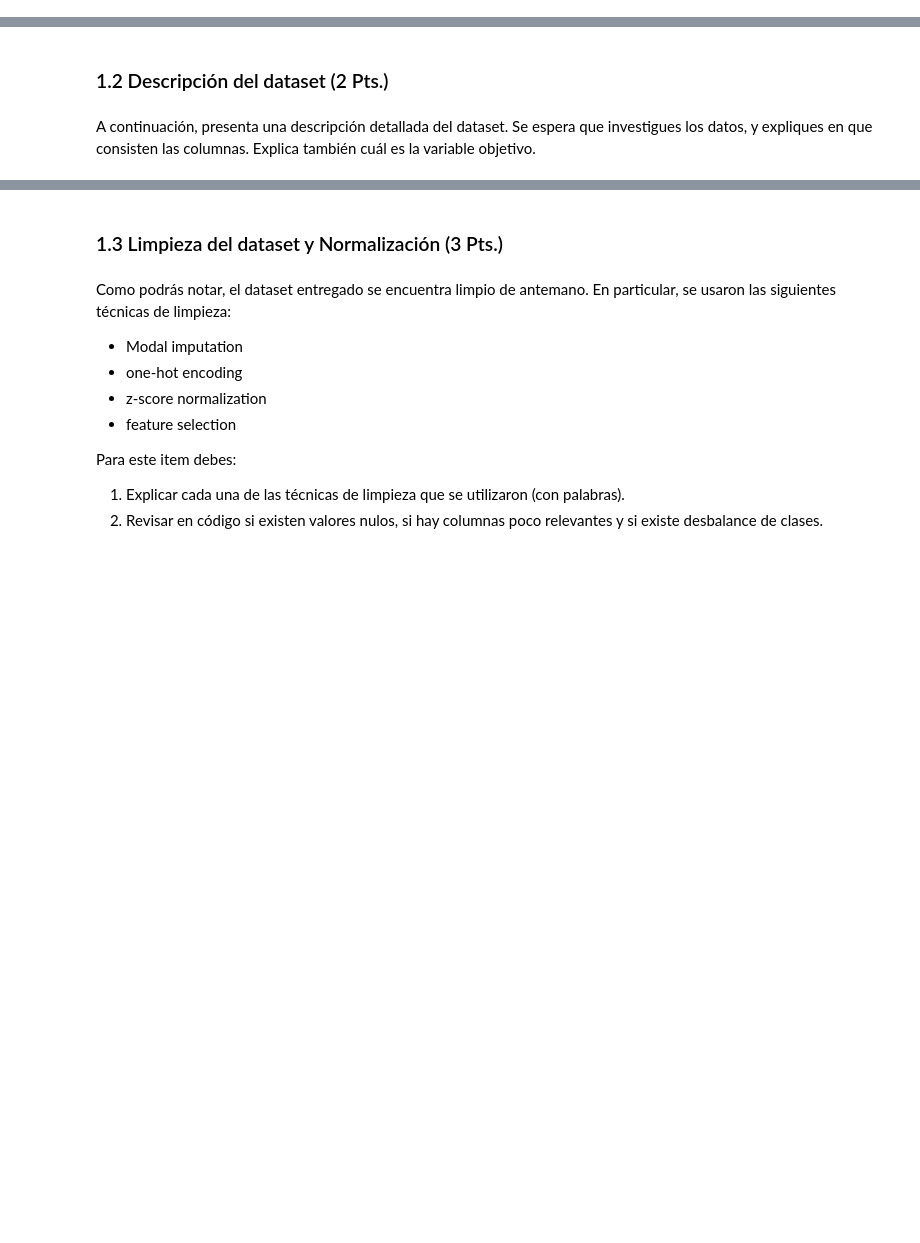
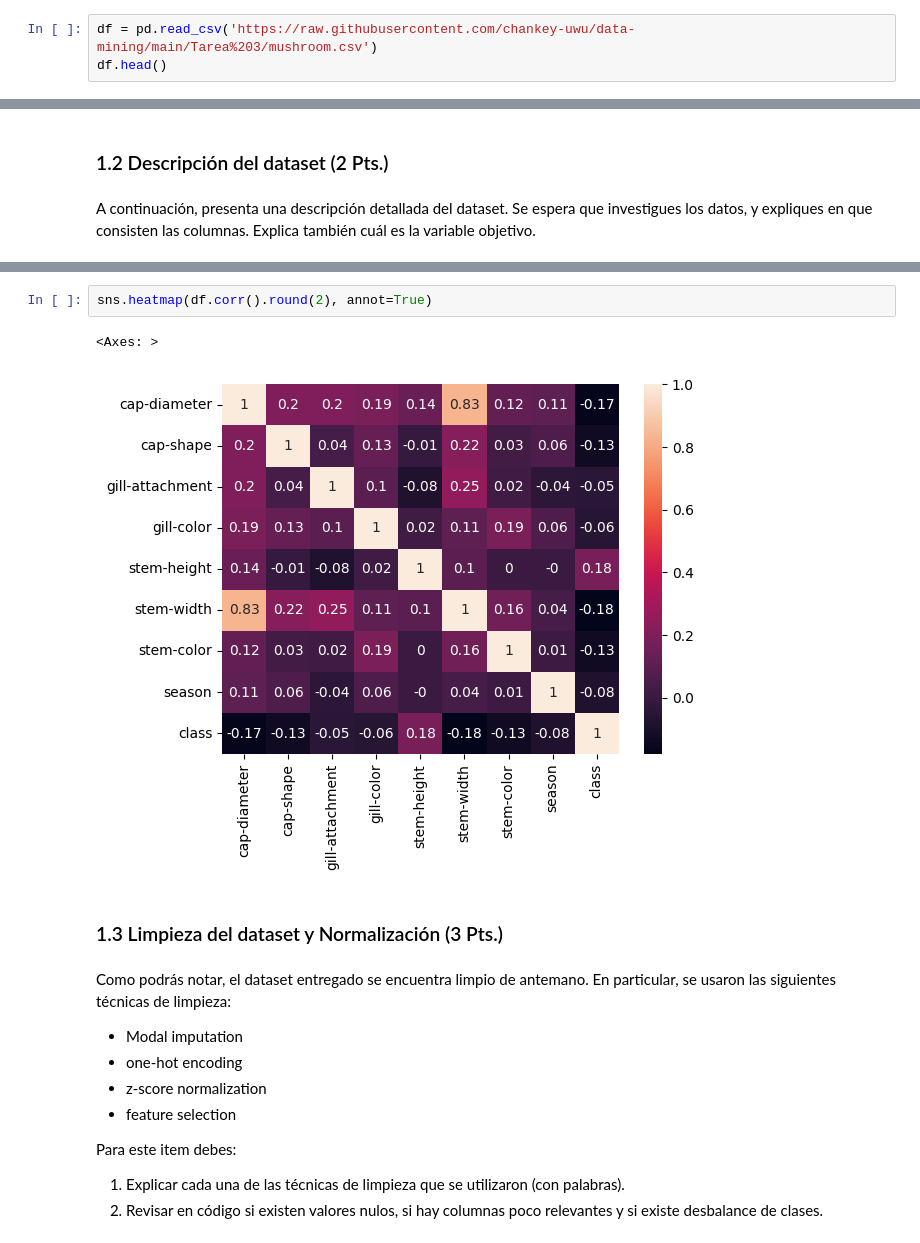
Before and after one commit to chankey-uwu/data-mining, a Jupyter notebook: Tarea 3/T3.ipynb, the cells around one changed output, grey strips where cells are left out. Drawn from its saved outputs; the diff is of its cells as text; blank space fills up the shorter version.

```diff
--- a/Tarea 3/T3.ipynb
+++ b/Tarea 3/T3.ipynb
@@ -60,3 +81,6 @@ Para esta tarea, deberás utilizar el dataset [Mushroom Dataset (Binary Classifi
 ### 1.1 Carga de Datos
 # %% [markdown]
 Descarga el dataset y cárgalo a continuación en un dataframe de pandas.
+# %%
+df = pd.read_csv('https://raw.githubusercontent.com/chankey-uwu/data-mining/main/Tarea%203/mushroom.csv')
+df.head()
@@ -67,3 +127,8 @@ A continuación, presenta una descripción detallada del dataset. Se espera que
+# %%
+sns.heatmap(df.corr().round(2), annot=True)
+# %% [output]
+<Axes: >
+[figure, added]
 # %% [markdown]
 ### 1.3 Limpieza del dataset y Normalización (3 Pts.)
 # %% [markdown]
```
Also changed, not shown: parts of 16 cells of this notebook.
